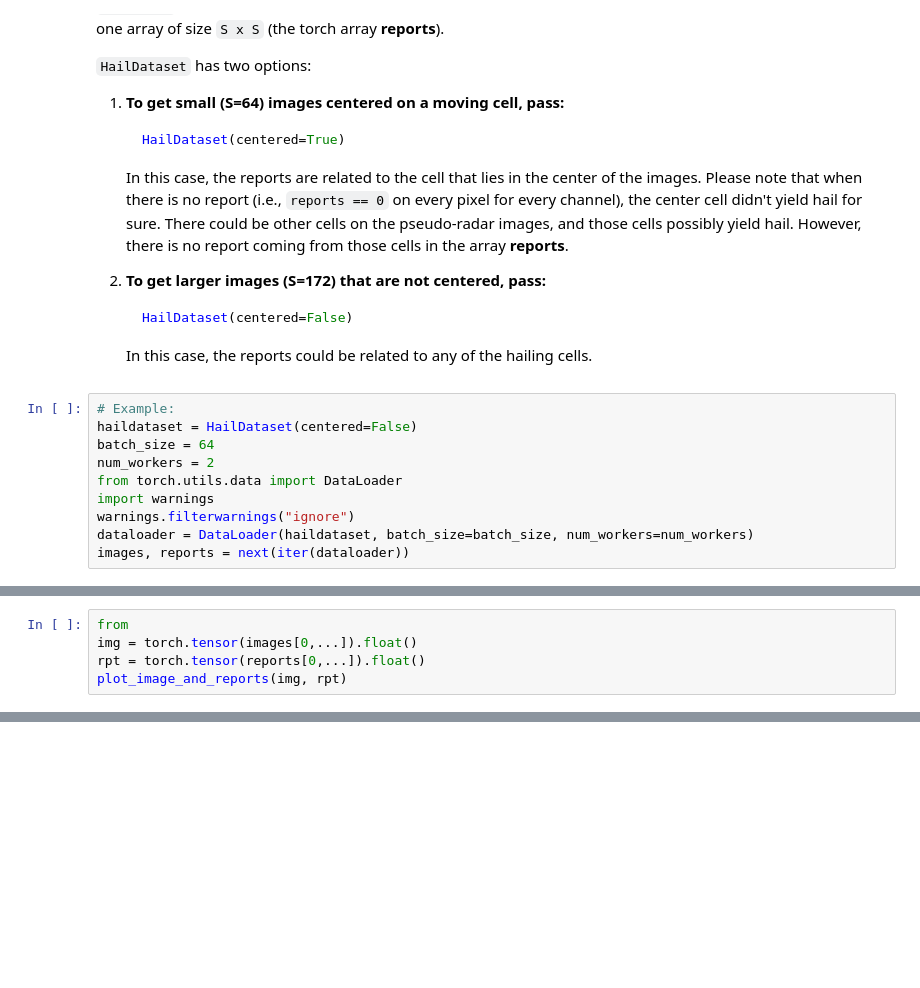
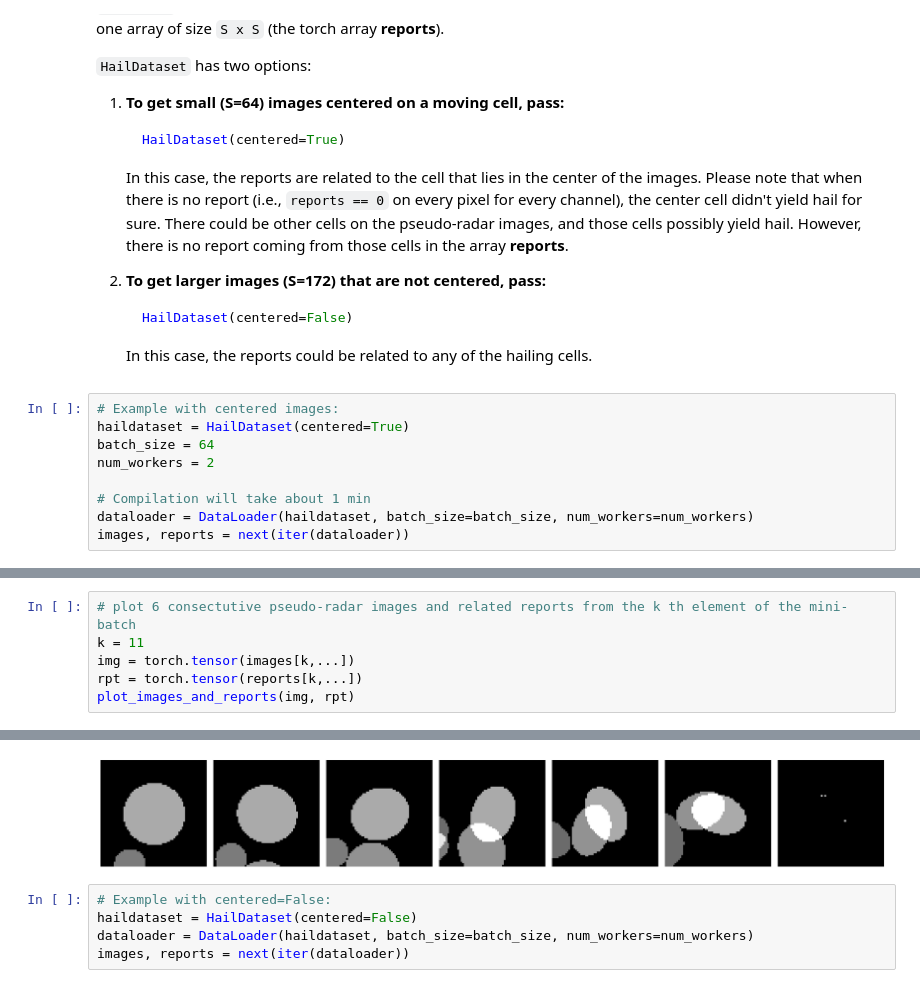
Before and after one commit to nanopiero/spatialisation_grele, a Jupyter notebook: presentation.ipynb, the cells around one changed output, grey strips where cells are left out. Drawn from its saved outputs; the diff is of its cells as text; blank space fills up the shorter version.

```diff
--- a/presentation.ipynb
+++ b/presentation.ipynb
@@ -479,12 +483,11 @@ The consecutive pseudo-radar images contain elliptic rain cells. They are stored
 
    In this case, the reports could be related to any of the hailing cells.
 # %%
-# Example:
-haildataset = HailDataset(centered=False)
+# Example with centered images:
+haildataset = HailDataset(centered=True)
 batch_size = 64
 num_workers = 2
-from torch.utils.data import DataLoader
-import warnings
-warnings.filterwarnings("ignore")
+
+# Compilation will take about 1 min
 dataloader = DataLoader(haildataset, batch_size=batch_size, num_workers=num_workers)
 images, reports = next(iter(dataloader))
@@ -518,6 +501,7 @@ for i, (images, reports) in enumerate(dataloader):
 # %%
-from
-img = torch.tensor(images[0,...]).float()
-rpt = torch.tensor(reports[0,...]).float()
-plot_image_and_reports(img, rpt)
+# plot 6 consectutive pseudo-radar images and related reports from the k th element of the mini-batch
+k = 11
+img = torch.tensor(images[k,...])
+rpt = torch.tensor(reports[k,...])
+plot_images_and_reports(img, rpt)
 # %% [output]
@@ -524,0 +508,6 @@ SyntaxError: invalid syntax (<ipython-input-44-dc591571fbf8>, line 1)
+[figure, added]
+# %%
+# Example with centered=False:
+haildataset = HailDataset(centered=False)
+dataloader = DataLoader(haildataset, batch_size=batch_size, num_workers=num_workers)
+images, reports = next(iter(dataloader))
```
Also changed, not shown: parts of 9 cells of this notebook.
